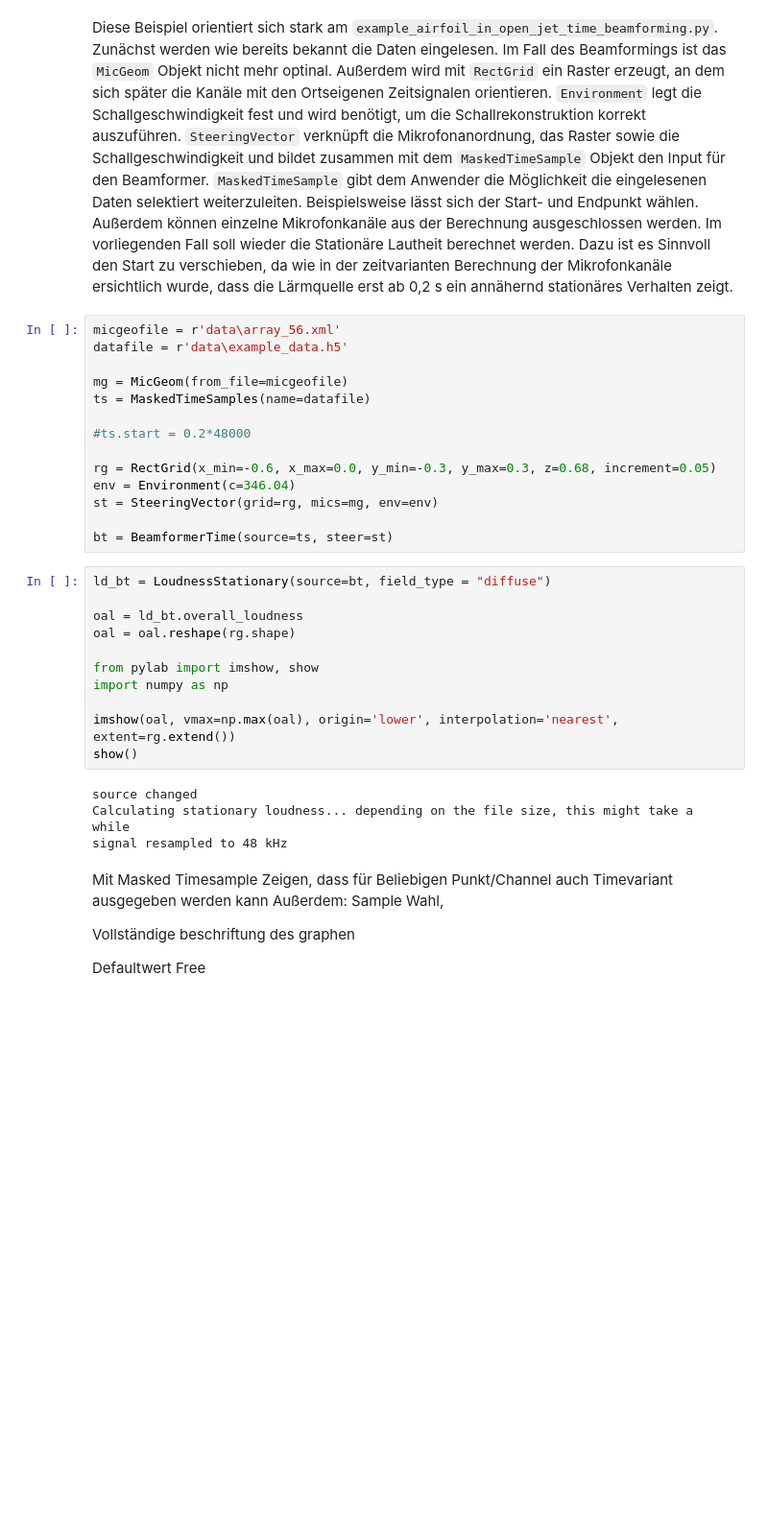
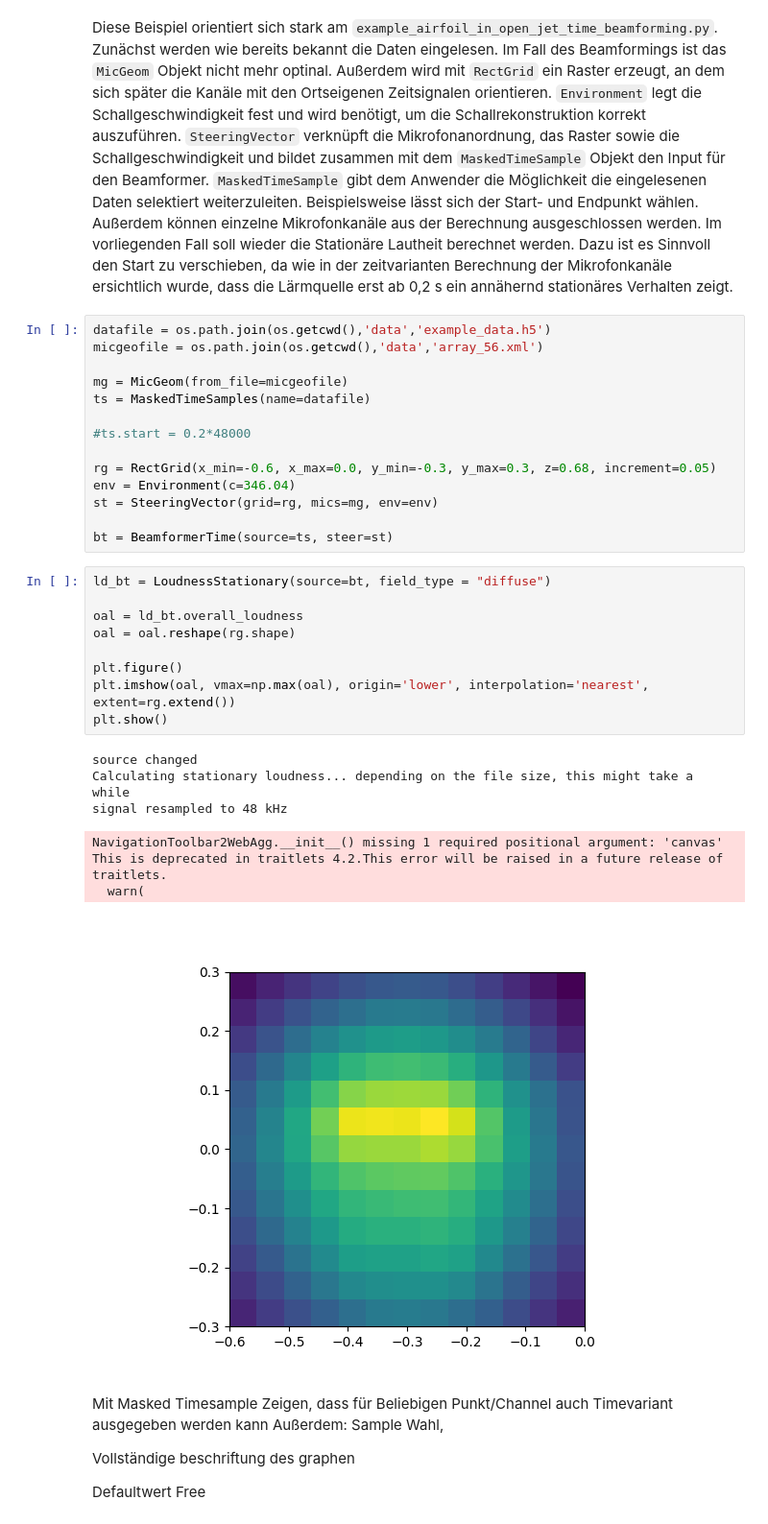
Before and after one commit to hoyer-a/acoular, a Jupyter notebook: demo_loudness/example_loudness_demo.ipynb, the cells around one changed output. Shown at 96% size. Saved outputs shown, nothing was run; the diff lists cells and outputs as text; blank space fills up the shorter version.

```diff
--- a/demo_loudness/example_loudness_demo.ipynb
+++ b/demo_loudness/example_loudness_demo.ipynb
@@ -113,8 +119,8 @@ Dieses Beispiel steht exemplarisch für die mögliche Verwendung der Lautheitber
 # %% [markdown]
 Diese Beispiel orientiert sich stark am `example_airfoil_in_open_jet_time_beamforming.py`. Zunächst werden wie bereits bekannt die Daten eingelesen. Im Fall des Beamformings ist das `MicGeom` Objekt nicht mehr optinal. Außerdem wird mit `RectGrid` ein Raster erzeugt, an dem sich später die Kanäle mit den Ortseigenen Zeitsignalen orientieren. `Environment` legt die Schallgeschwindigkeit fest und wird benötigt, um die Schallrekonstruktion korrekt auszuführen. `SteeringVector` verknüpft die Mikrofonanordnung, das Raster sowie die Schallgeschwindigkeit und bildet zusammen mit dem `MaskedTimeSample` Objekt den Input für den Beamformer. `MaskedTimeSample` gibt dem Anwender die Möglichkeit die eingelesenen Daten selektiert weiterzuleiten. Beispielsweise lässt sich der Start- und Endpunkt wählen. Außerdem können einzelne Mikrofonkanäle aus der Berechnung ausgeschlossen werden. Im vorliegenden Fall soll wieder die Stationäre Lautheit berechnet werden. Dazu ist es Sinnvoll den Start zu verschieben, da wie in der zeitvarianten Berechnung der Mikrofonkanäle ersichtlich wurde, dass die Lärmquelle erst ab 0,2 s ein annähernd stationäres Verhalten zeigt.
 # %%
-micgeofile = r'data\array_56.xml'
-datafile = r'data\example_data.h5'
+datafile = os.path.join(os.getcwd(),'data','example_data.h5')
+micgeofile = os.path.join(os.getcwd(),'data','array_56.xml')
 
 mg = MicGeom(from_file=micgeofile)
 ts = MaskedTimeSamples(name=datafile)
@@ -129,18 +135,20 @@ bt = BeamformerTime(source=ts, steer=st)
 # %%
 ld_bt = LoudnessStationary(source=bt, field_type = "diffuse")
 
 oal = ld_bt.overall_loudness
 oal = oal.reshape(rg.shape)
 
-from pylab import imshow, show
-import numpy as np
-
-imshow(oal, vmax=np.max(oal), origin='lower', interpolation='nearest', extent=rg.extend())
-show()
+plt.figure()
+plt.imshow(oal, vmax=np.max(oal), origin='lower', interpolation='nearest', extent=rg.extend())
+plt.show()
 # %% [output]
 source changed
 Calculating stationary loudness... depending on the file size, this might take a while
 signal resampled to 48 kHz
+NavigationToolbar2WebAgg.__init__() missing 1 required positional argument: 'canvas'
+This is deprecated in traitlets 4.2.This error will be raised in a future release of traitlets.
+  warn(
+[figure, added]
 # %% [markdown]
 Mit Masked Timesample Zeigen, dass für Beliebigen Punkt/Channel auch Timevariant ausgegeben werden kann
 Außerdem: Sample Wahl,
```
Also changed, not shown: parts of 6 cells of this notebook, 4 other files.
